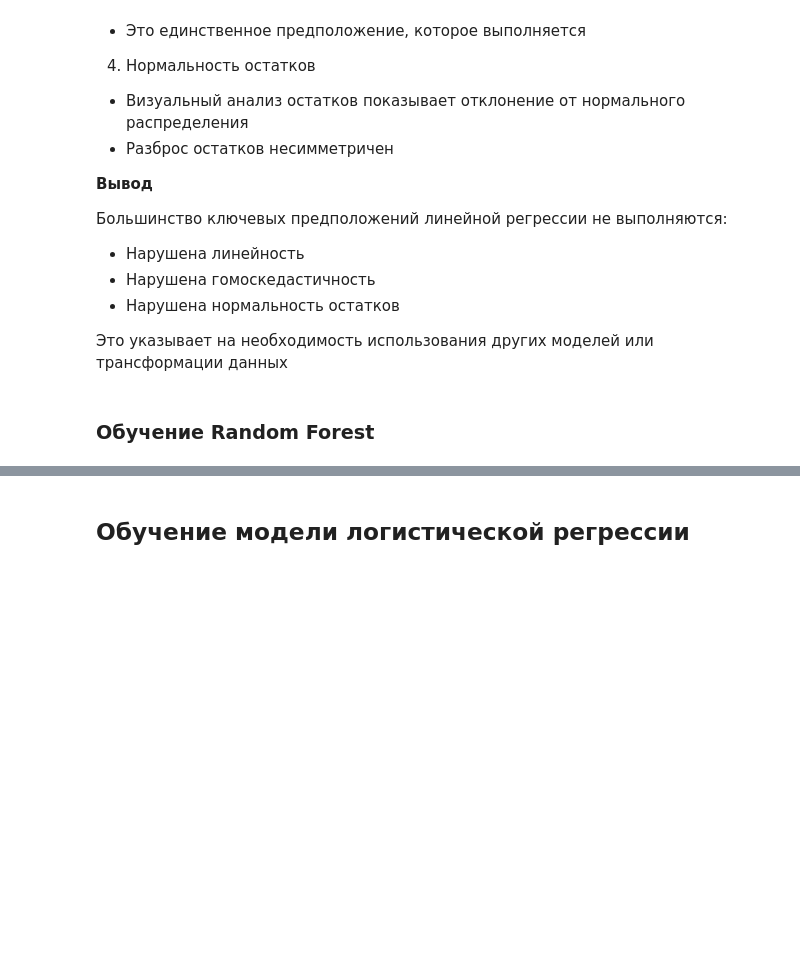
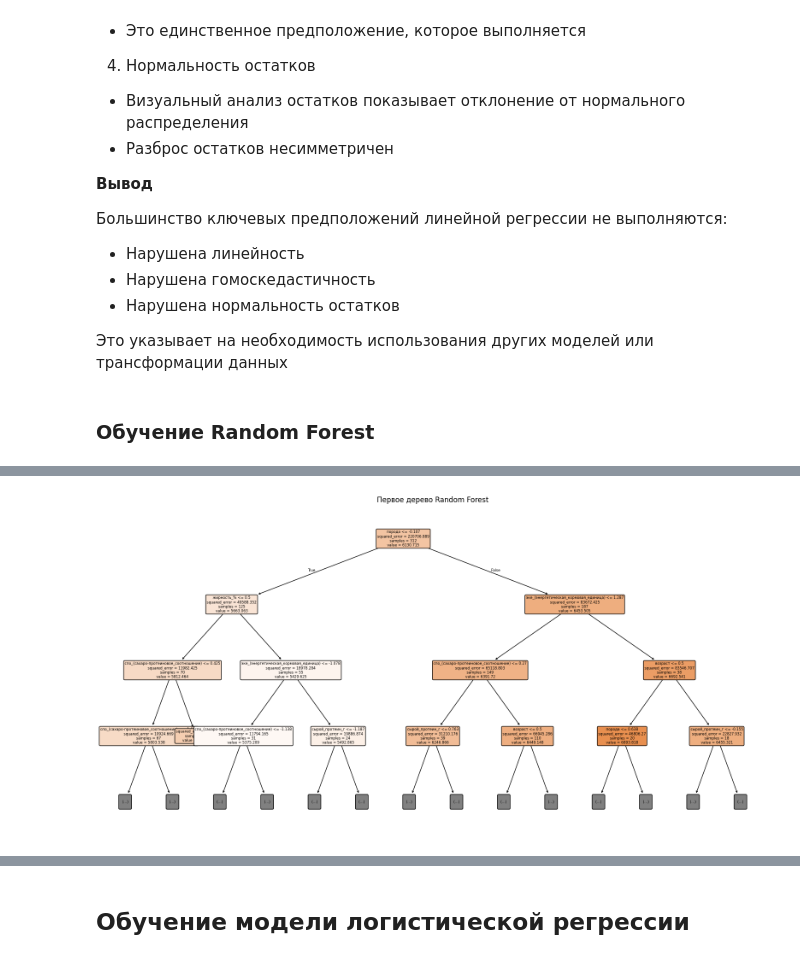
Before and after one commit to Shattsur/cow_price_prediction, a Jupyter notebook: cow_price_prediction.ipynb, the cells around one changed output, grey strips where cells are left out. Drawn from its saved outputs; the diff is of its cells as text; code cells hidden in the pictures; blank space fills up the shorter version.

Commit message:
add RandomForest, LGBM

```diff
--- a/cow_price_prediction.ipynb
+++ b/cow_price_prediction.ipynb
@@ -1302,8 +1306,9 @@ rf_pipe = Pipeline(steps=[
 param_dist = {
     'regressor__n_estimators': [100, 200, 300, 400, 500],
     'regressor__max_depth': [None, 10, 20, 30, 40, 50],
-    'regressor__min_samples_split': [2, 5, 10],
-    'regressor__min_samples_leaf': [1, 2, 4],
+    'regressor__min_samples_split': st.randint(2, 11),
+    'regressor__min_samples_leaf': st.randint(1, 5)
+
 }
 
 
@@ -1323,7 +1328,6 @@ random_search.fit(X_train, y_train)
 
 # Выводим лучшие параметры
 print("Лучшие параметры:", random_search.best_params_)
-print("Лучший score:", -random_search.best_score_)
 
 # Создаем модель с лучшими параметрами
 best_rf = random_search.best_estimator_
@@ -1350,0 +1354,22 @@ RMSE: 171.58
+# %%
+best_model_rf = random_search.best_estimator_.named_steps['regressor']
+X_test_processed = best_rf.named_steps['preprocessor'].transform(X_test)
+
+# Permutation importance
+from sklearn.inspection import permutation_importance
+
+perm_importance = permutation_importance(
+    best_model_rf,
+    X_test_processed,
+    y_test,
+    n_repeats=10,
+    random_state=42
+)
+
+perm_importance_df = pd.DataFrame({
+    'feature': X_train.columns,
+    'perm_importance': perm_importance.importances_mean
+}).sort_values('perm_importance', ascending=False)
+
+print("Permutation Importance:")
+perm_importance_df
@@ -1350,0 +1398,15 @@ RMSE: 171.58
+# %%
+from sklearn.tree import plot_tree
+plt.figure(figsize=(20, 10))
+plot_tree(
+    best_model_rf.estimators_[0],
+    feature_names=X_train.columns,
+    filled=True,
+    rounded=True,
+    max_depth=3,
+    fontsize=6
+)
+plt.title("Первое дерево Random Forest", fontsize=12)
+plt.show()
+# %% [output]
+[figure, added]
```
Also changed, not shown: parts of 10 cells of this notebook.
